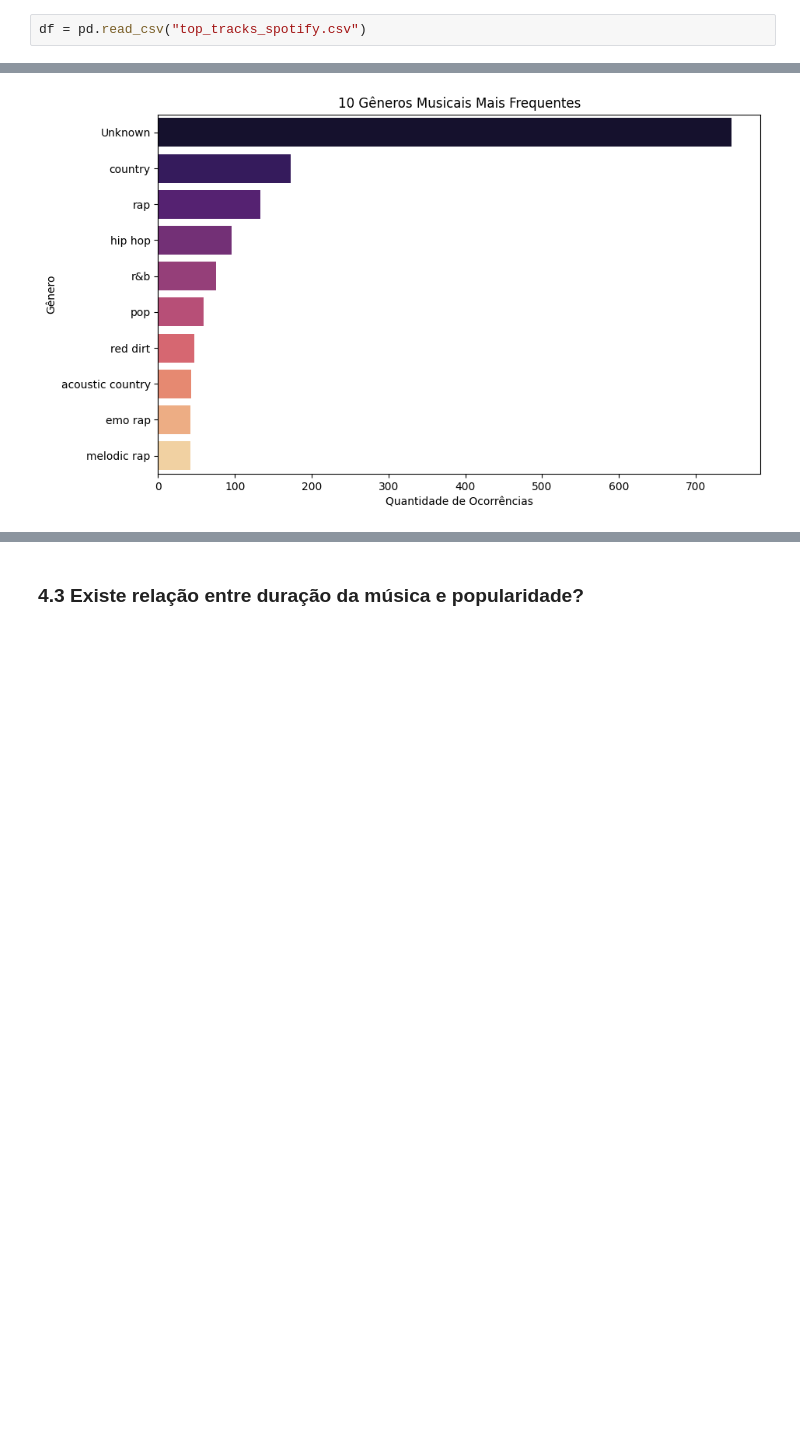
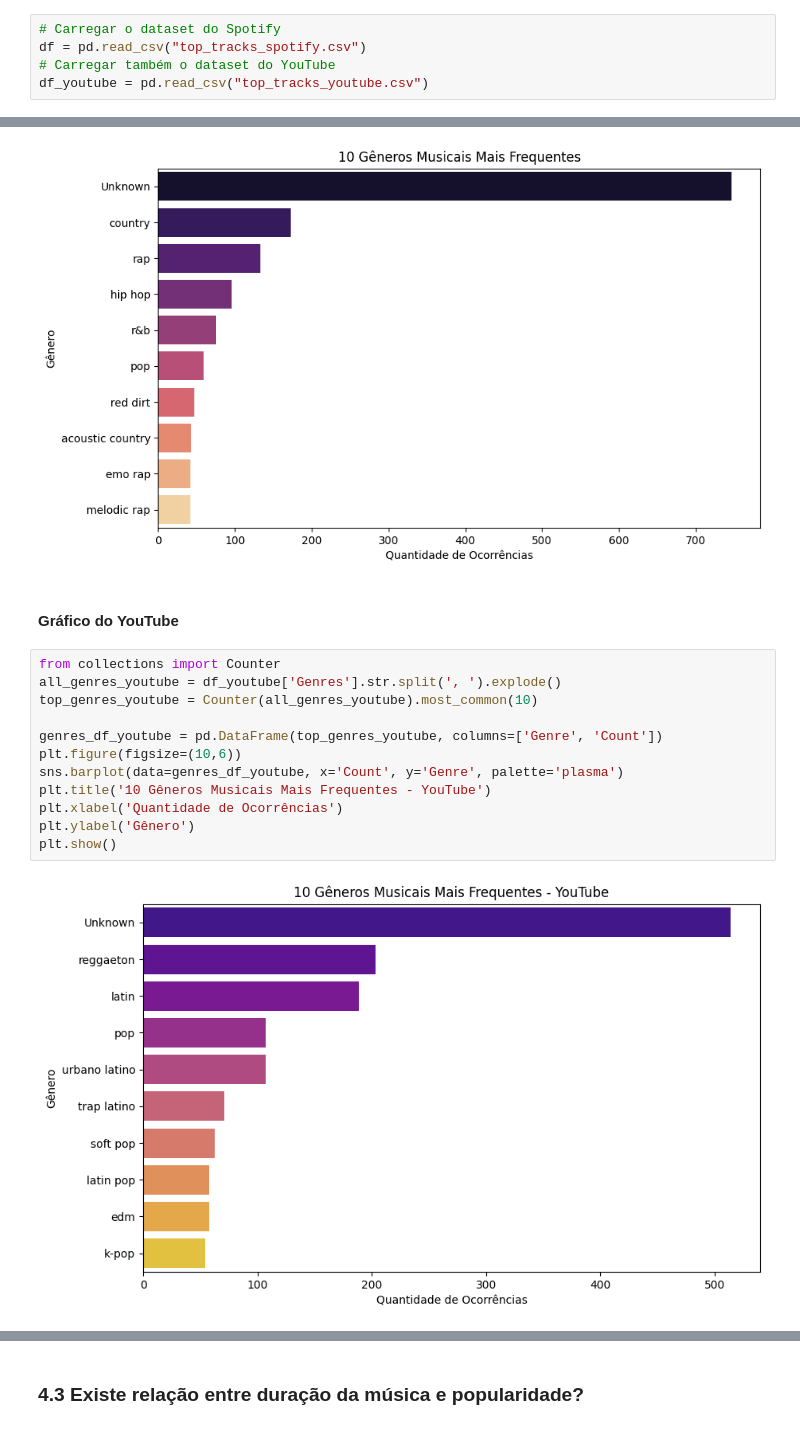
Before and after one commit to laberttt/Music-Data-Analytics, a Jupyter notebook: presentation.ipynb, the cells around one changed output, grey strips where cells are left out. Drawn from its saved outputs; the diff is of its cells as text; blank space fills up the shorter version.

Commit message:
adicionando comparação com o youtube

```diff
--- a/presentation.ipynb
+++ b/presentation.ipynb
@@ -94,7 +94,10 @@ warnings.filterwarnings('ignore')
 # %% [markdown]
 <h5>Carregar os dados:</h5>
 # %%
+# Carregar o dataset do Spotify
 df = pd.read_csv("top_tracks_spotify.csv")
+# Carregar também o dataset do YouTube
+df_youtube = pd.read_csv("top_tracks_youtube.csv")
 # %% [markdown]
 <h5>Visualizar as primeiras linhas do dataset:</h5>
 # %%
@@ -245,6 +252,22 @@ plt.ylabel('Gênero')
 plt.show()
 # %% [output]
 [figure]
+# %% [markdown]
+<h4>Gráfico do YouTube</h4>
+# %%
+from collections import Counter
+all_genres_youtube = df_youtube['Genres'].str.split(', ').explode()
+top_genres_youtube = Counter(all_genres_youtube).most_common(10)
+
+genres_df_youtube = pd.DataFrame(top_genres_youtube, columns=['Genre', 'Count'])
+plt.figure(figsize=(10,6))
+sns.barplot(data=genres_df_youtube, x='Count', y='Genre', palette='plasma')
+plt.title('10 Gêneros Musicais Mais Frequentes - YouTube')
+plt.xlabel('Quantidade de Ocorrências')
+plt.ylabel('Gênero')
+plt.show()
+# %% [output]
+[figure, added]
 # %% [markdown]
 <h5>Análise:</h5>
 
```
Also changed, not shown: parts of 16 cells of this notebook.
